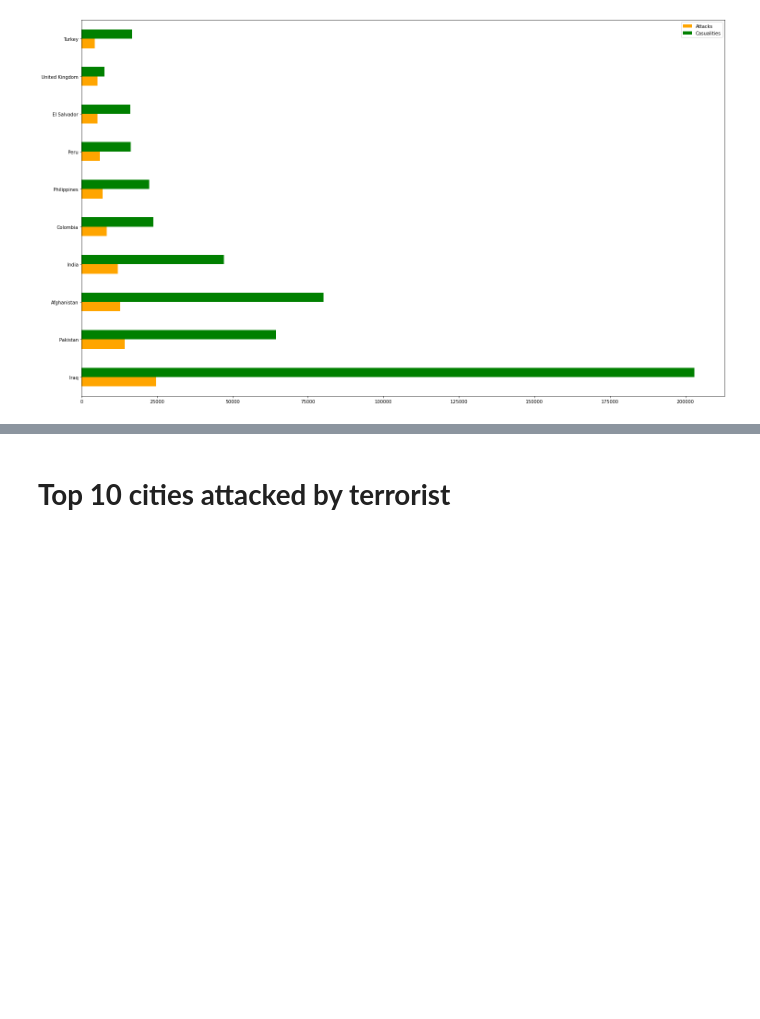
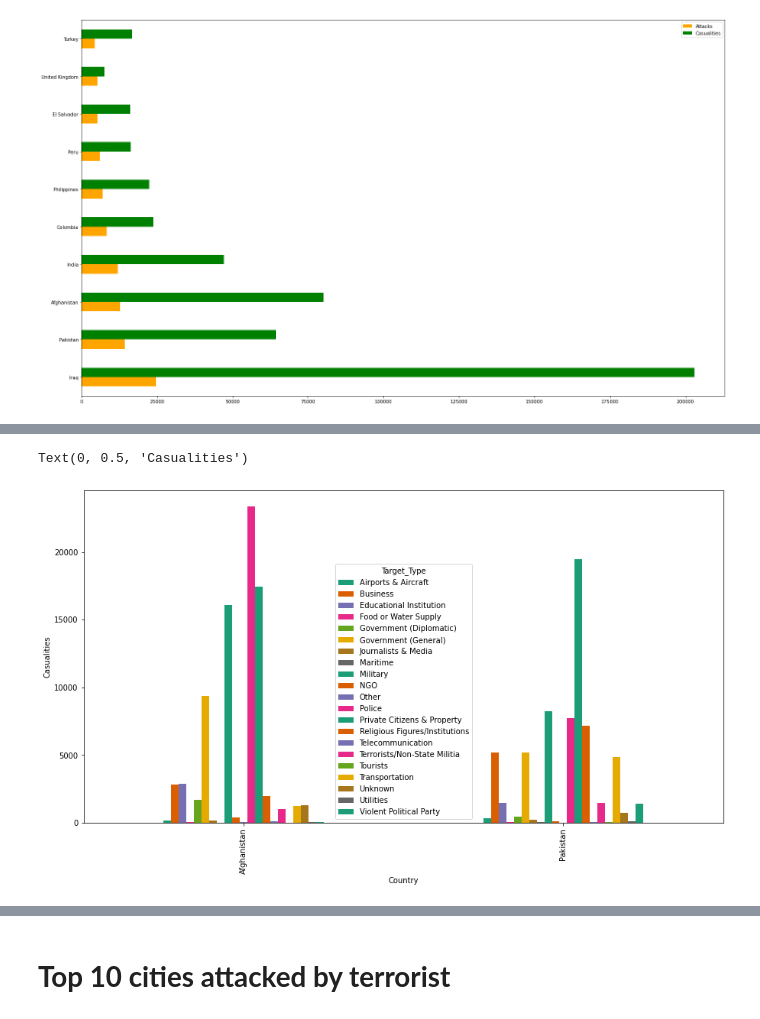
Before and after one commit to vak1997/Global-Terrorism, a Jupyter notebook: Global_Terrorism_Analysis_Capstone_Project.ipynb, the cells around one changed output, grey strips where cells are left out. Drawn from its saved outputs; the diff is of its cells as text; code cells hidden in the pictures; blank space fills up the shorter version.

```diff
--- a/Global_Terrorism_Analysis_Capstone_Project.ipynb
+++ b/Global_Terrorism_Analysis_Capstone_Project.ipynb
@@ -402,0 +455,13 @@ plt.show()
+# %%
+# creating dataframe based on weapon and year wise Casualities
+d=data.groupby(['Country','Target_Type'],sort=True)['Casualities'].sum()
+plot_df = d.unstack('Target_Type').loc[:]
+plot_df.index = plot_df.index.tolist()
+
+#then plot using .plot with different weapons category
+plot_df.plot(figsize=(15,8),color=sns.color_palette('Dark2',12),kind='bar')
+plt.xlabel("Country")
+plt.ylabel("Casualities")
+# %% [output]
+Text(0, 0.5, 'Casualities')
+[figure, added]
```
Also changed, not shown: parts of 22 cells of this notebook.
